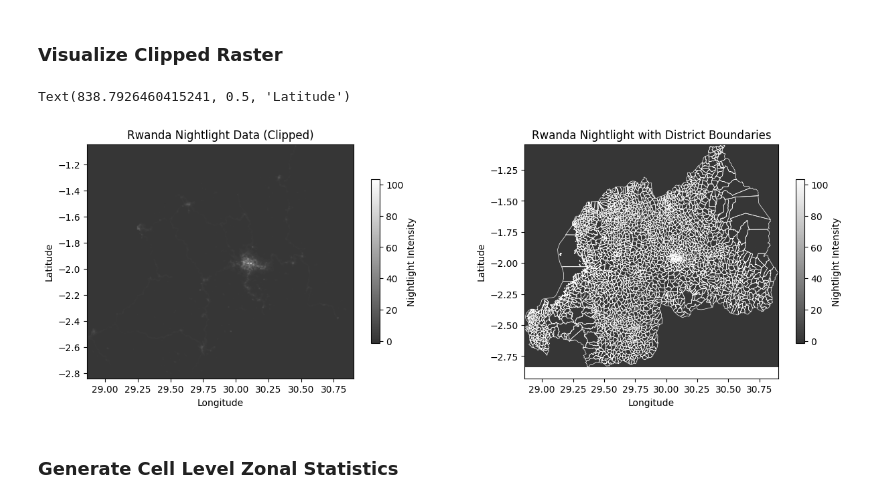
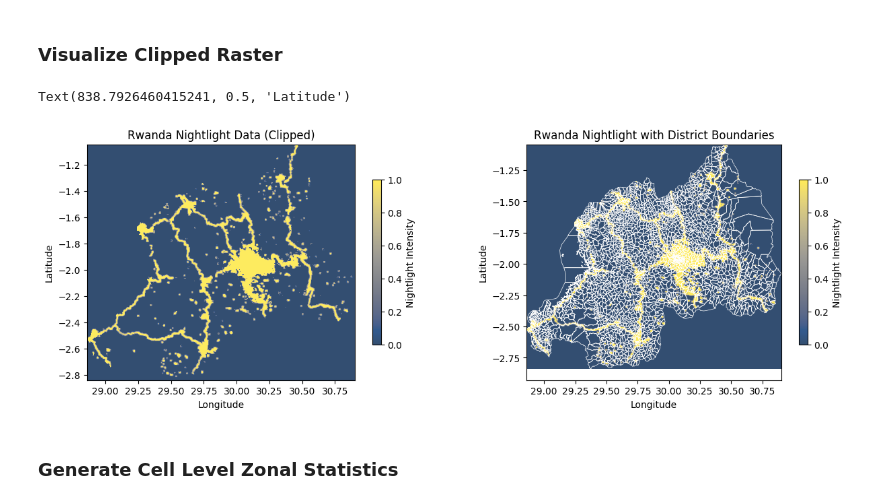
Before and after one commit to docileum/nightlight-analysis-Docile-Umurengezi, a Jupyter notebook: notebooks/assignment-3-zonal-stats.ipynb, the cells around one changed output. Drawn from its saved outputs; the diff is of its cells as text; code cells hidden in the pictures.

```diff
--- a/notebooks/assignment-3-zonal-stats.ipynb
+++ b/notebooks/assignment-3-zonal-stats.ipynb
@@ -155,36 +155,36 @@ Clipped raster info:
 # LOAD AND VISUALIZE THE CLIPPED RASTER
 # =========================================
 
 # Load cell boundaries
 gdf_adm4 = gp.read_file(FILE_SHP_ADM4)
 
 with rasterio.open(rwanda_raster_path) as src:
     rwanda_nightlight = src.read(1)
     rwanda_extent = [src.bounds.left, src.bounds.right, src.bounds.bottom, src.bounds.top]
 
 # Create visualization
 plt.figure(figsize=(15, 10))
 
 # Plot 1: Clipped raster
 plt.subplot(2, 2, 1)
-plt.imshow(rwanda_nightlight, extent=rwanda_extent, cmap='gray', alpha=0.8)
+plt.imshow(rwanda_nightlight, extent=rwanda_extent, cmap='cividis', vmin=0, vmax=1, alpha=0.8)
 plt.colorbar(label='Nightlight Intensity', shrink=0.7)
 plt.title('Rwanda Nightlight Data (Clipped)')
 plt.xlabel('Longitude')
 plt.ylabel('Latitude')
 
 # Plot 2: Raster with district boundaries
 plt.subplot(2, 2, 2)
-plt.imshow(rwanda_nightlight, extent=rwanda_extent, cmap='gray', alpha=0.8)
+plt.imshow(rwanda_nightlight, extent=rwanda_extent, cmap='cividis', vmin=0, vmax=1,alpha=0.8)
 rwanda_districts_plot = gdf_adm4.to_crs(gdf_adm0.crs) if gdf_adm4.crs != gdf_adm0.crs else gdf_adm4
 rwanda_districts_plot.boundary.plot(ax=plt.gca(), color='white', linewidth=0.5)
 plt.colorbar(label='Nightlight Intensity', shrink=0.7)
 plt.title('Rwanda Nightlight with District Boundaries')
 plt.xlabel('Longitude')
 plt.ylabel('Latitude')
 # %% [output]
 Text(838.7926460415241, 0.5, 'Latitude')
-[figure, old version]
+[figure, new version]
 # %% [markdown]
 ### Generate Cell Level Zonal Statistics
 # %%
```
